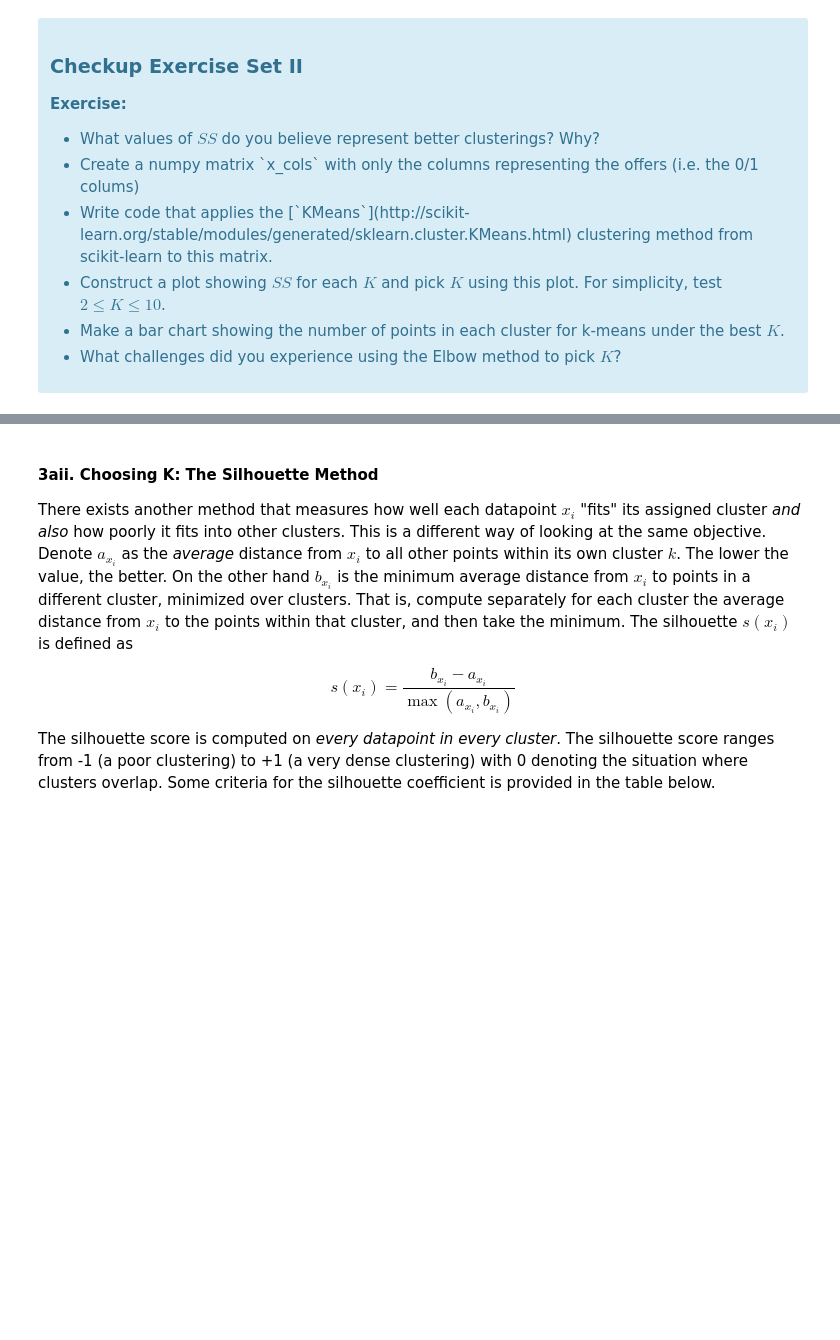
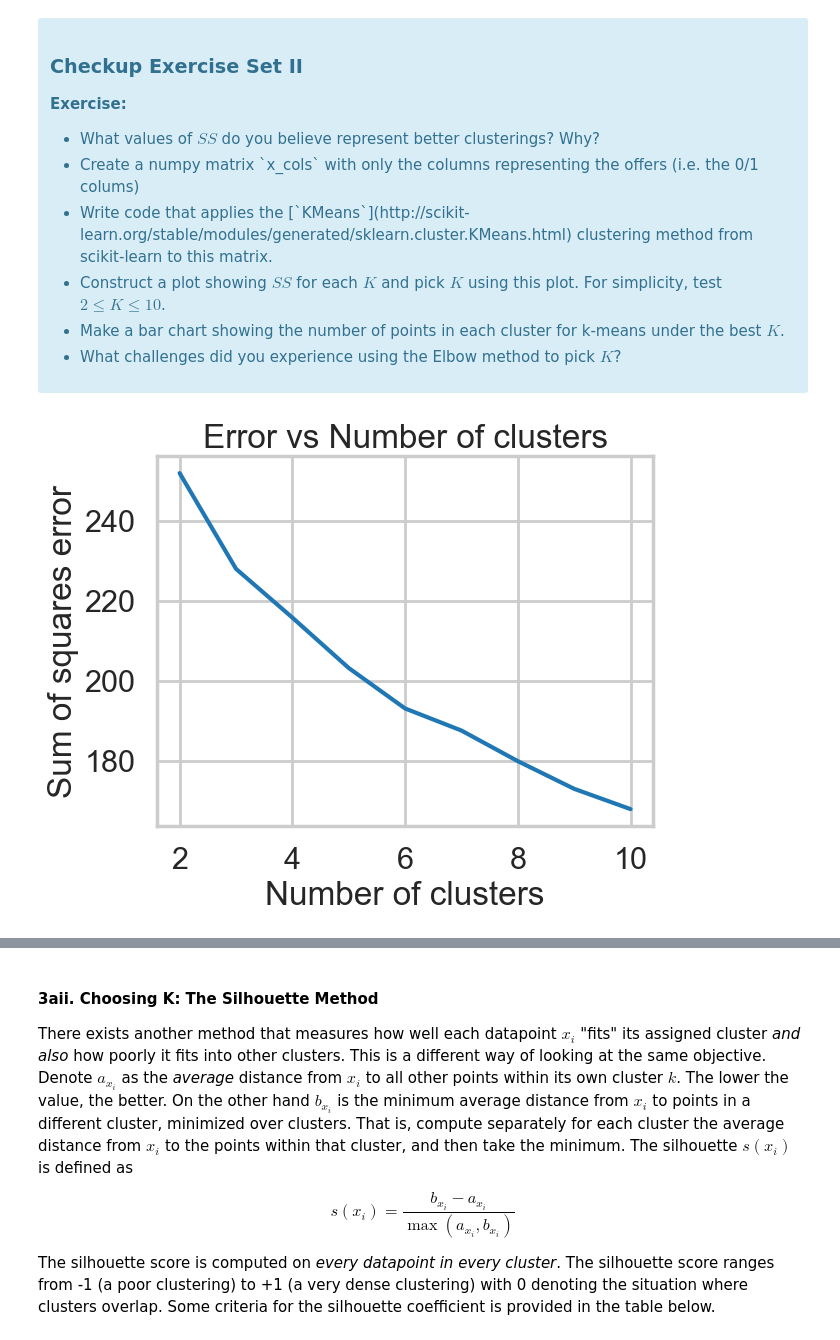
Before and after one commit to MsEM11/Clustering-Case-Study, a Jupyter notebook: Clustering Case Study - Customer Segmentation with K-Means - Tier 3.ipynb, the cells around one changed output, grey strips where cells are left out. Drawn from its saved outputs; the diff is of its cells as text; code cells hidden in the pictures; blank space fills up the shorter version.

Commit message:
Finished the Elbow Sum-of-Squares Methohd

```diff
--- a/Clustering Case Study - Customer Segmentation with K-Means - Tier 3.ipynb
+++ b/Clustering Case Study - Customer Segmentation with K-Means - Tier 3.ipynb
@@ -154,0 +138,6 @@ where $x_i$ is a point, $C_k$ represents cluster $k$ and $\mu_k$ is the centroid
+# %%
+# your turn
+# Lower values of SS represent better clusterings, because we want each data point to be
+# relatively close to the center of its own cluster.
+
+x_cols = df_pivot.to_numpy()
@@ -154,0 +146,13 @@ where $x_i$ is a point, $C_k$ represents cluster $k$ and $\mu_k$ is the centroid
+# %%
+ss = []
+for k in range(2,11):
+    kmeans = KMeans(n_clusters=k, n_init=10)
+    kmeans.fit_transform(x_cols)
+    ss.append(kmeans.inertia_)
+plt.plot(range(2,11),ss)
+plt.xlabel('Number of clusters')
+plt.ylabel('Sum of squares error')
+plt.title('Error vs Number of clusters')
+plt.show()
+# %% [output]
+[figure, added]
```
Also changed, not shown: parts of 7 cells of this notebook.
